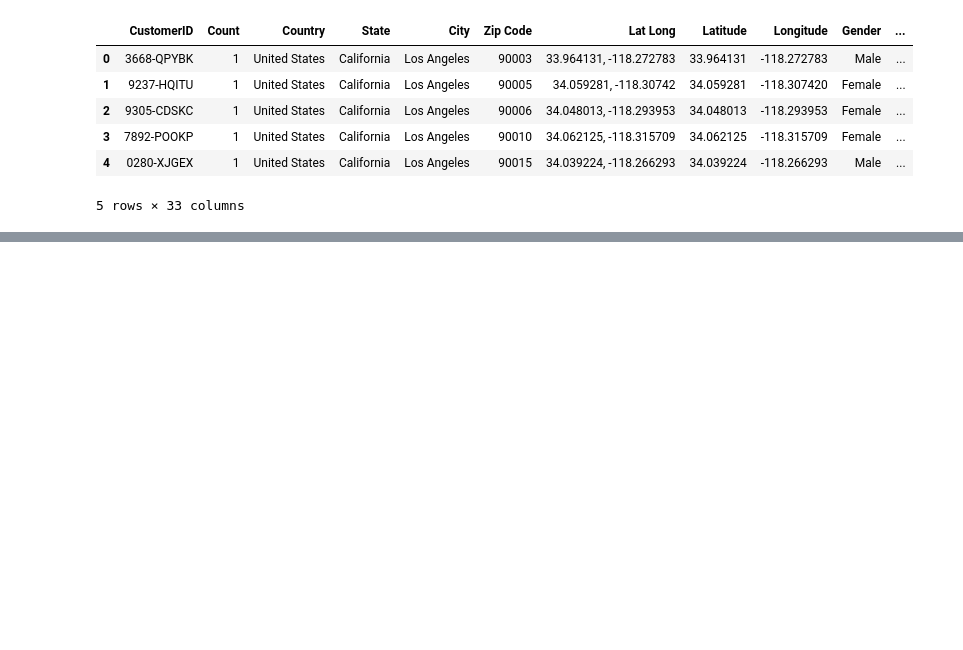
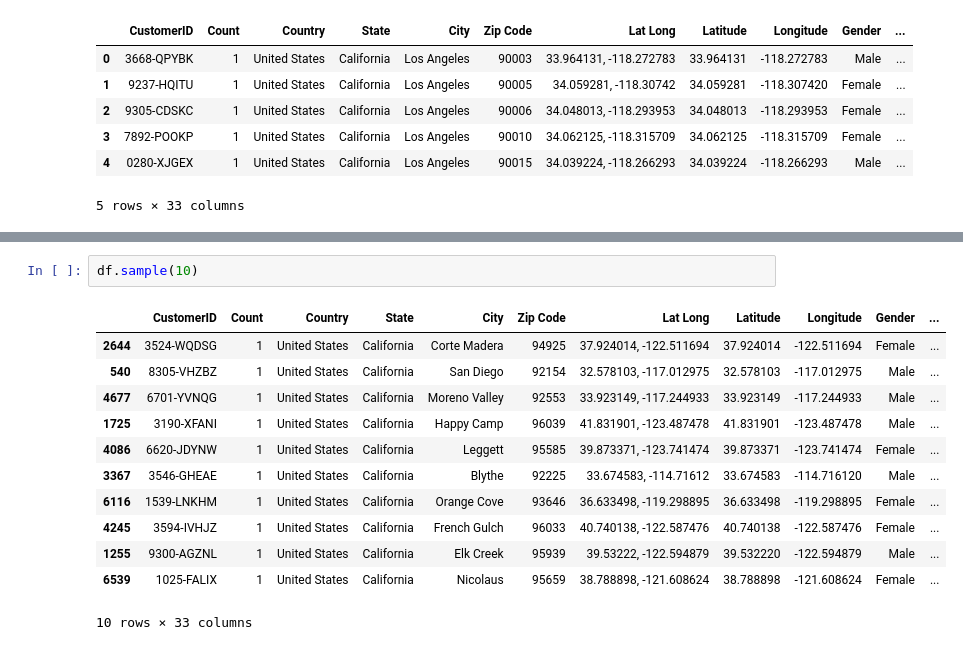
Before and after one commit to VinChan2001/telco-churn-prediction, a Jupyter notebook: notebooks/01_data_check.ipynb, the cells around one changed output, grey strips where cells are left out. Saved outputs shown, nothing was run; the diff lists cells and outputs as text; blank space fills up the shorter version.

```diff
--- a/notebooks/01_data_check.ipynb
+++ b/notebooks/01_data_check.ipynb
@@ -25,0 +50,15 @@ df.head()
+# %%
+df.sample(10)
+# %% [output]
+|  | CustomerID | Count | Country | State | City | Zip Code | Lat Long | Latitude | Longitude | Gender | ... |
+| 2644 | 3524-WQDSG | 1 | United States | California | Corte Madera | 94925 | 37.924014, -122.511694 | 37.924014 | -122.511694 | Female | ... |
+| 540 | 8305-VHZBZ | 1 | United States | California | San Diego | 92154 | 32.578103, -117.012975 | 32.578103 | -117.012975 | Male | ... |
+| 4677 | 6701-YVNQG | 1 | United States | California | Moreno Valley | 92553 | 33.923149, -117.244933 | 33.923149 | -117.244933 | Male | ... |
+| 1725 | 3190-XFANI | 1 | United States | California | Happy Camp | 96039 | 41.831901, -123.487478 | 41.831901 | -123.487478 | Male | ... |
+| 4086 | 6620-JDYNW | 1 | United States | California | Leggett | 95585 | 39.873371, -123.741474 | 39.873371 | -123.741474 | Female | ... |
+| 3367 | 3546-GHEAE | 1 | United States | California | Blythe | 92225 | 33.674583, -114.71612 | 33.674583 | -114.716120 | Male | ... |
+| 6116 | 1539-LNKHM | 1 | United States | California | Orange Cove | 93646 | 36.633498, -119.298895 | 36.633498 | -119.298895 | Female | ... |
+| 4245 | 3594-IVHJZ | 1 | United States | California | French Gulch | 96033 | 40.740138, -122.587476 | 40.740138 | -122.587476 | Female | ... |
+| 1255 | 9300-AGZNL | 1 | United States | California | Elk Creek | 95939 | 39.53222, -122.594879 | 39.532220 | -122.594879 | Male | ... |
+| 6539 | 1025-FALIX | 1 | United States | California | Nicolaus | 95659 | 38.788898, -121.608624 | 38.788898 | -121.608624 | Female | ... |
+10 rows × 33 columns
```
Also changed, not shown: parts of 22 cells of this notebook.
